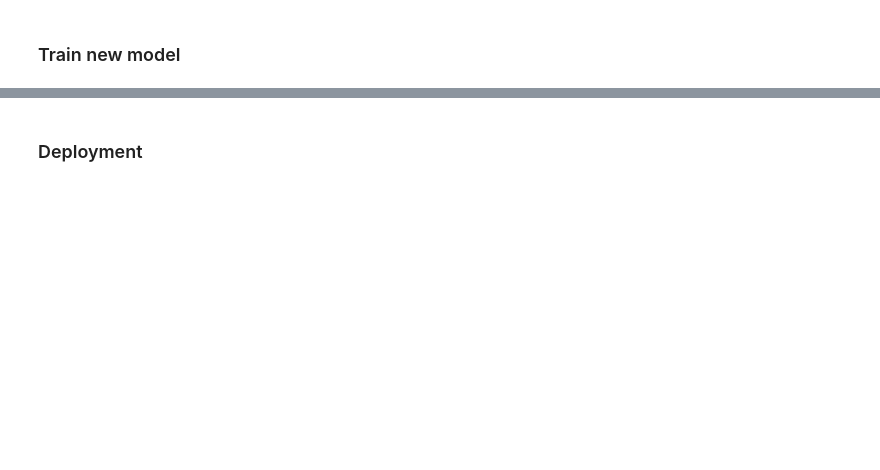
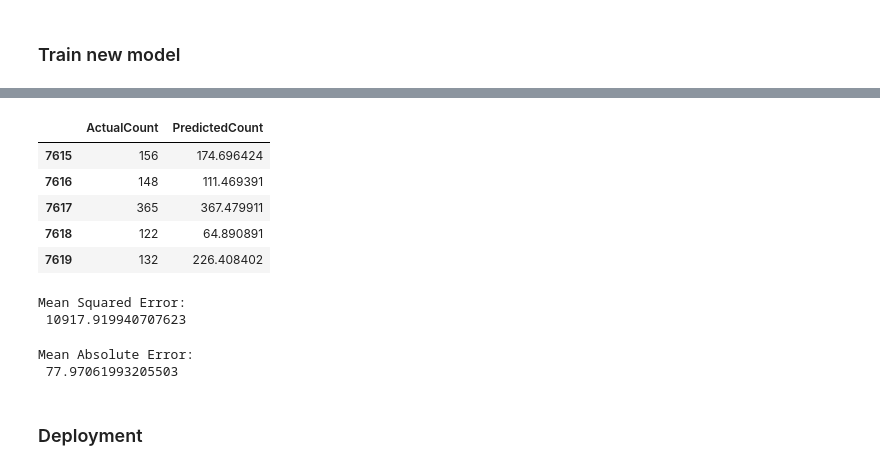
Before and after one commit to Emmet62/DAGroupProject2018, a Jupyter notebook: Bike_Sharing_Demand.ipynb, the cells around one changed output, grey strips where cells are left out. Saved outputs shown, nothing was run; the diff lists cells and outputs as text; code cells hidden in the pictures; blank space fills up the shorter version.

```diff
--- a/Bike_Sharing_Demand.ipynb
+++ b/Bike_Sharing_Demand.ipynb
@@ -1340,3 +2046,27 @@ print(lm2.summary())
+# %%
+predict_df_train2 = pd.DataFrame({'ActualCount': dftrain2['count'], 'PredictedCount': lm2.predict(dftrain2)})
+predict_df_train2.tail()
+# %% [output]
+|  | ActualCount | PredictedCount |
+| 7615 | 156 | 174.696424 |
+| 7616 | 148 | 111.469391 |
+| 7617 | 365 | 367.479911 |
+| 7618 | 122 | 64.890891 |
+| 7619 | 132 | 226.408402 |
+# %%
+# Print the Mean Squared Error of the model on the training set
+mse2 = ((dftrain2['count'] - lm2.predict(dftrain2))** 2).mean()
+print("\nMean Squared Error:\n", mse2)
+# %% [output]
+Mean Squared Error:
+ 10917.919940707623
+# %%
+# Print the Mean Absolute Error of the model on the training set
+mae2 = abs(dftrain2['count'] - lm2.predict(dftrain2)).mean()
+print("\nMean Absolute Error:\n", mae2)
+# %% [output]
+Mean Absolute Error:
+ 77.97061993205503
 # %% [markdown]
 ### Deployment
 # %%
```
Also changed, not shown: parts of 88 cells of this notebook, 9 other files.
